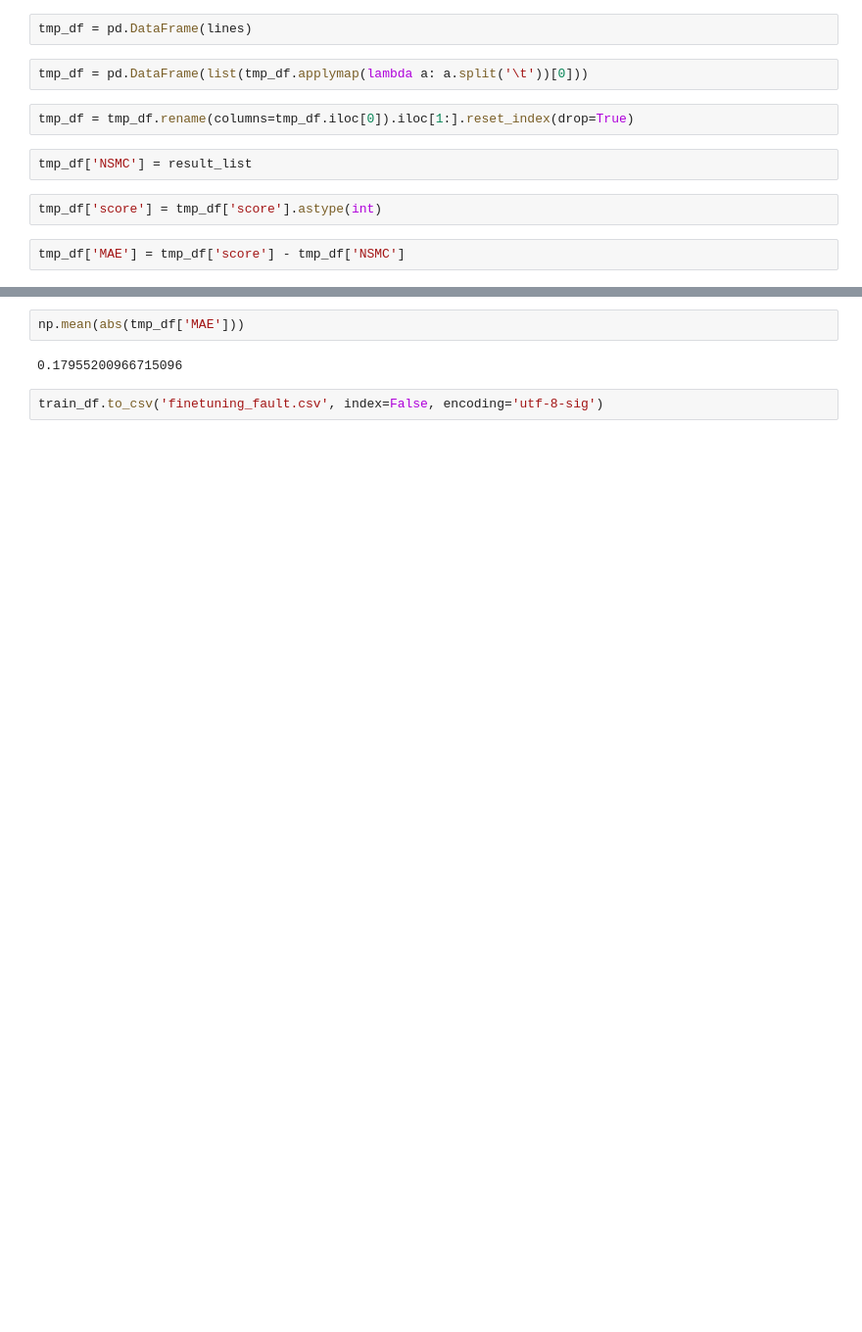
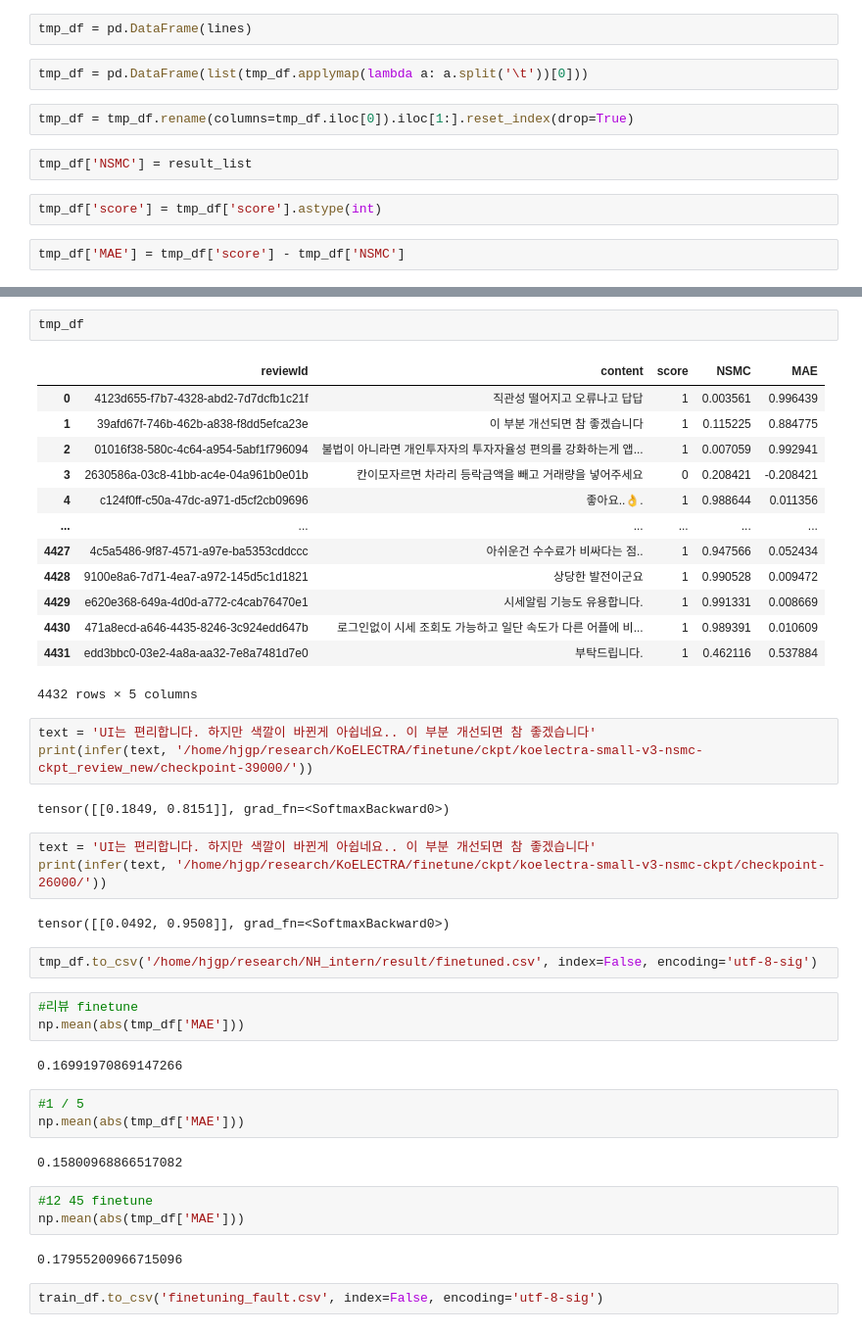
Before and after one commit to hjgp/KoELECTRA, a Jupyter notebook: test_nsmc.ipynb, the cells around one changed output, grey strips where cells are left out. Shown at 98% size. Saved outputs shown, nothing was run; the diff lists cells and outputs as text; blank space fills up the shorter version.

```diff
--- a/test_nsmc.ipynb
+++ b/test_nsmc.ipynb
@@ -378,4 +419,43 @@ tmp_df
+# %%
+tmp_df
+# %% [output]
+|  | reviewId | content | score | NSMC | MAE |
+| 0 | 4123d655-f7b7-4328-abd2-7d7dcfb1c21f | 직관성 떨어지고 오류나고 답답 | 1 | 0.003561 | 0.996439 |
+| 1 | 39afd67f-746b-462b-a838-f8dd5efca23e | 이 부분 개선되면 참 좋겠습니다 | 1 | 0.115225 | 0.884775 |
+| 2 | 01016f38-580c-4c64-a954-5abf1f796094 | 불법이 아니라면 개인투자자의 투자자율성 편의를 강화하는게 앱... | 1 | 0.007059 | 0.992941 |
+| 3 | 2630586a-03c8-41bb-ac4e-04a961b0e01b | 칸이모자르면 차라리 등락금액을 빼고 거래량을 넣어주세요 | 0 | 0.208421 | -0.208421 |
+| 4 | c124f0ff-c50a-47dc-a971-d5cf2cb09696 | 좋아요..👌. | 1 | 0.988644 | 0.011356 |
+| ... | ... | ... | ... | ... | ... |
+| 4427 | 4c5a5486-9f87-4571-a97e-ba5353cddccc | 아쉬운건 수수료가 비싸다는 점.. | 1 | 0.947566 | 0.052434 |
+| 4428 | 9100e8a6-7d71-4ea7-a972-145d5c1d1821 | 상당한 발전이군요 | 1 | 0.990528 | 0.009472 |
+| 4429 | e620e368-649a-4d0d-a772-c4cab76470e1 | 시세알림 기능도 유용합니다. | 1 | 0.991331 | 0.008669 |
+| 4430 | 471a8ecd-a646-4435-8246-3c924edd647b | 로그인없이 시세 조회도 가능하고 일단 속도가 다른 어플에 비... | 1 | 0.989391 | 0.010609 |
+| 4431 | edd3bbc0-03e2-4a8a-aa32-7e8a7481d7e0 | 부탁드립니다. | 1 | 0.462116 | 0.537884 |
+4432 rows × 5 columns
+# %%
+text = 'UI는 편리합니다. 하지만 색깔이 바뀐게 아쉽네요.. 이 부분 개선되면 참 좋겠습니다'
+print(infer(text, '/home/hjgp/research/KoELECTRA/finetune/ckpt/koelectra-small-v3-nsmc-ckpt_review_new/checkpoint-39000/'))
+# %% [output]
+tensor([[0.1849, 0.8151]], grad_fn=<SoftmaxBackward0>)
+# %%
+text = 'UI는 편리합니다. 하지만 색깔이 바뀐게 아쉽네요.. 이 부분 개선되면 참 좋겠습니다'
+print(infer(text, '/home/hjgp/research/KoELECTRA/finetune/ckpt/koelectra-small-v3-nsmc-ckpt/checkpoint-26000/'))
+# %% [output]
+tensor([[0.0492, 0.9508]], grad_fn=<SoftmaxBackward0>)
+# %%
+tmp_df.to_csv('/home/hjgp/research/NH_intern/result/finetuned.csv', index=False, encoding='utf-8-sig')
+# %%
+#리뷰 finetune
+np.mean(abs(tmp_df['MAE']))
+# %% [output]
+0.16991970869147266
+# %%
+#1 / 5
+np.mean(abs(tmp_df['MAE']))
+# %% [output]
+0.15800968866517082
 # %%
+#12 45 finetune
 np.mean(abs(tmp_df['MAE']))
 # %% [output]
 0.17955200966715096
```
Also changed, not shown: parts of 65 cells of this notebook, 16 other files.
